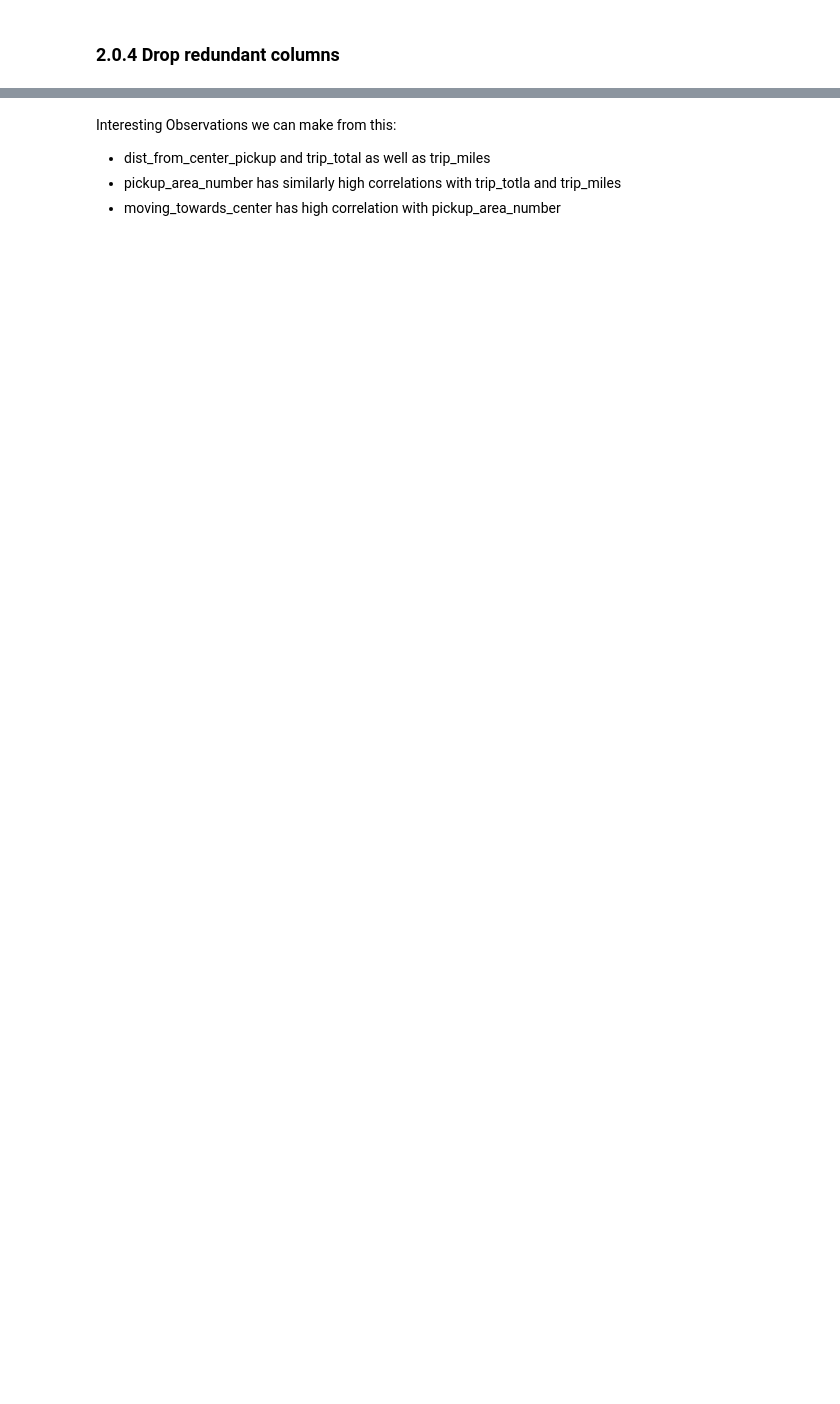
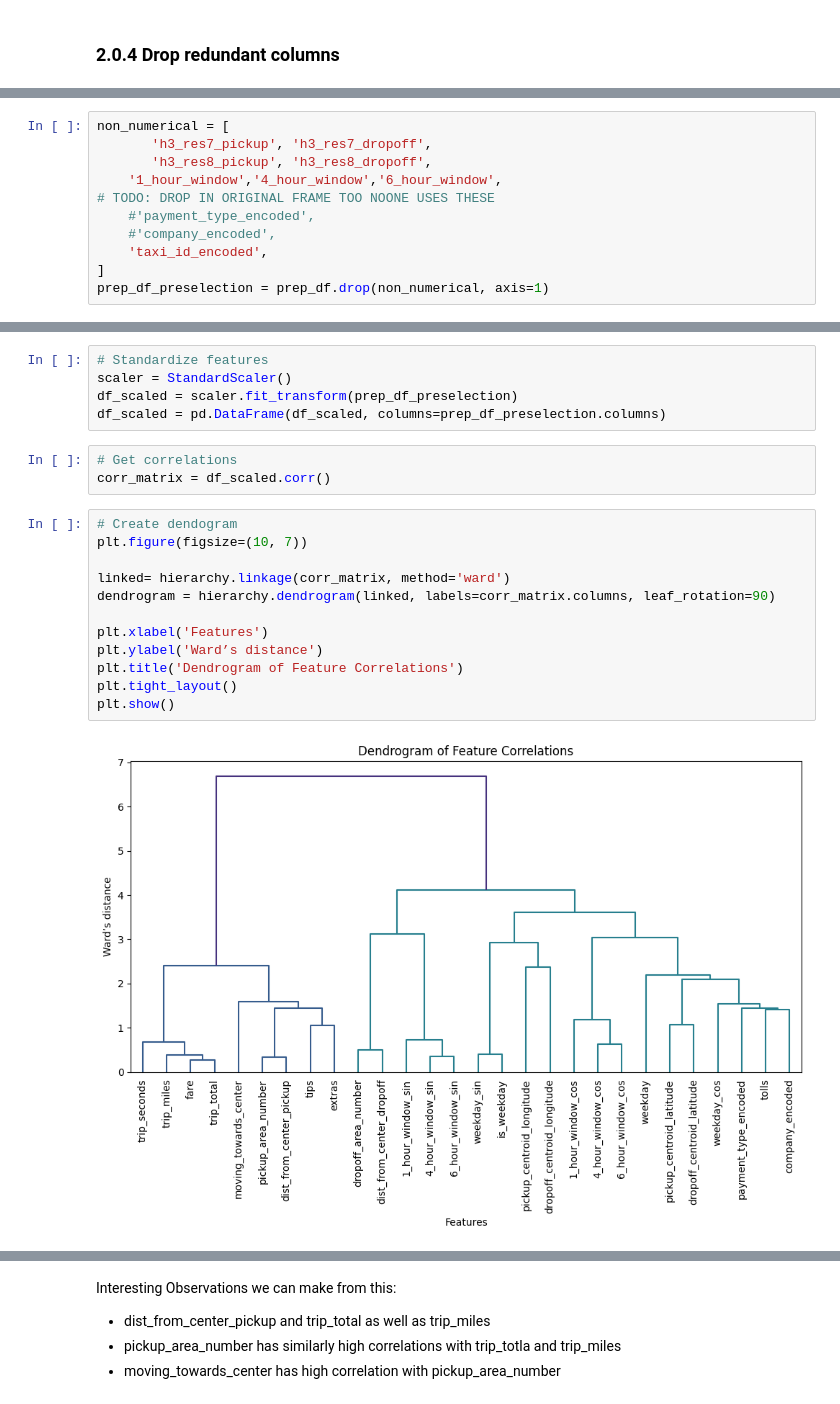
Before and after one commit to madxox/AAA_Teamassignment, a Jupyter notebook: 03_cluster_analysis.ipynb, the cells around one changed output, grey strips where cells are left out. Saved outputs shown, nothing was run; the diff lists cells and outputs as text; blank space fills up the shorter version.

Commit message:
changes + visualizing

```diff
--- a/03_cluster_analysis.ipynb
+++ b/03_cluster_analysis.ipynb
@@ -447,0 +455,11 @@ prep_df.head()
+# %%
+non_numerical = [
+       'h3_res7_pickup', 'h3_res7_dropoff',
+       'h3_res8_pickup', 'h3_res8_dropoff',
+    '1_hour_window','4_hour_window','6_hour_window',
+# TODO: DROP IN ORIGINAL FRAME TOO NOONE USES THESE
+    #'payment_type_encoded',
+    #'company_encoded',
+    'taxi_id_encoded',
+]
+prep_df_preselection = prep_df.drop(non_numerical, axis=1)
@@ -447,0 +470,22 @@ prep_df.head()
+# %%
+# Standardize features
+scaler = StandardScaler()
+df_scaled = scaler.fit_transform(prep_df_preselection)
+df_scaled = pd.DataFrame(df_scaled, columns=prep_df_preselection.columns)
+# %%
+# Get correlations
+corr_matrix = df_scaled.corr()
+# %%
+# Create dendogram
+plt.figure(figsize=(10, 7))
+
+linked= hierarchy.linkage(corr_matrix, method='ward')
+dendrogram = hierarchy.dendrogram(linked, labels=corr_matrix.columns, leaf_rotation=90)
+
+plt.xlabel('Features')
+plt.ylabel('Ward’s distance')
+plt.title('Dendrogram of Feature Correlations')
+plt.tight_layout()
+plt.show()
+# %% [output]
+[figure, added]
```
Also changed, not shown: parts of 79 cells of this notebook.
